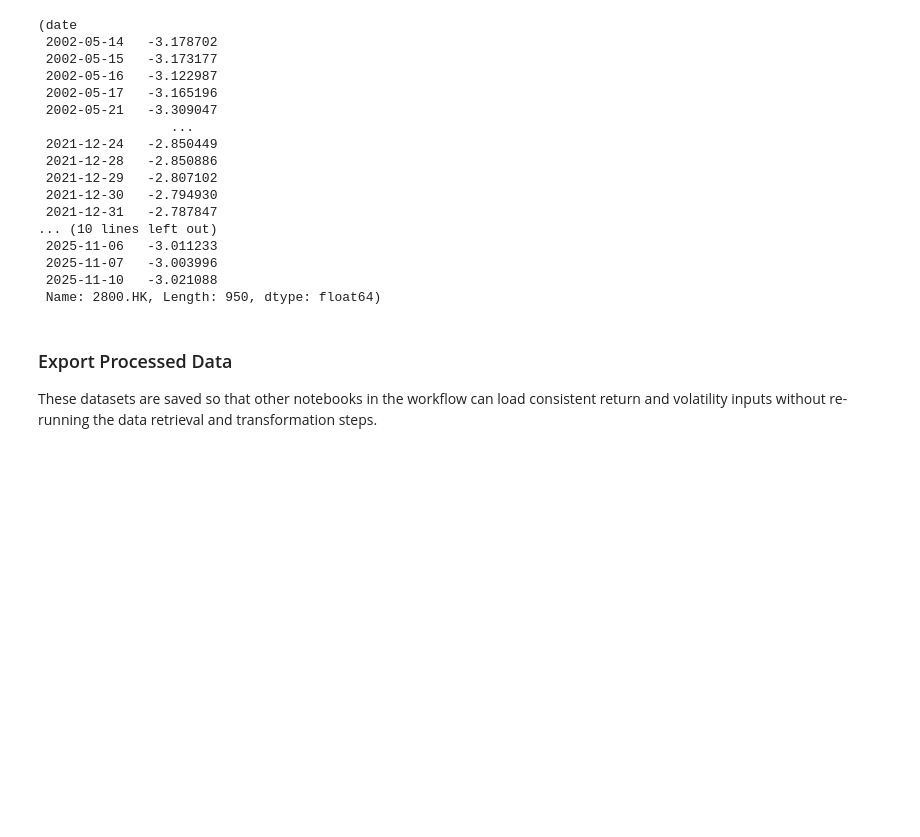
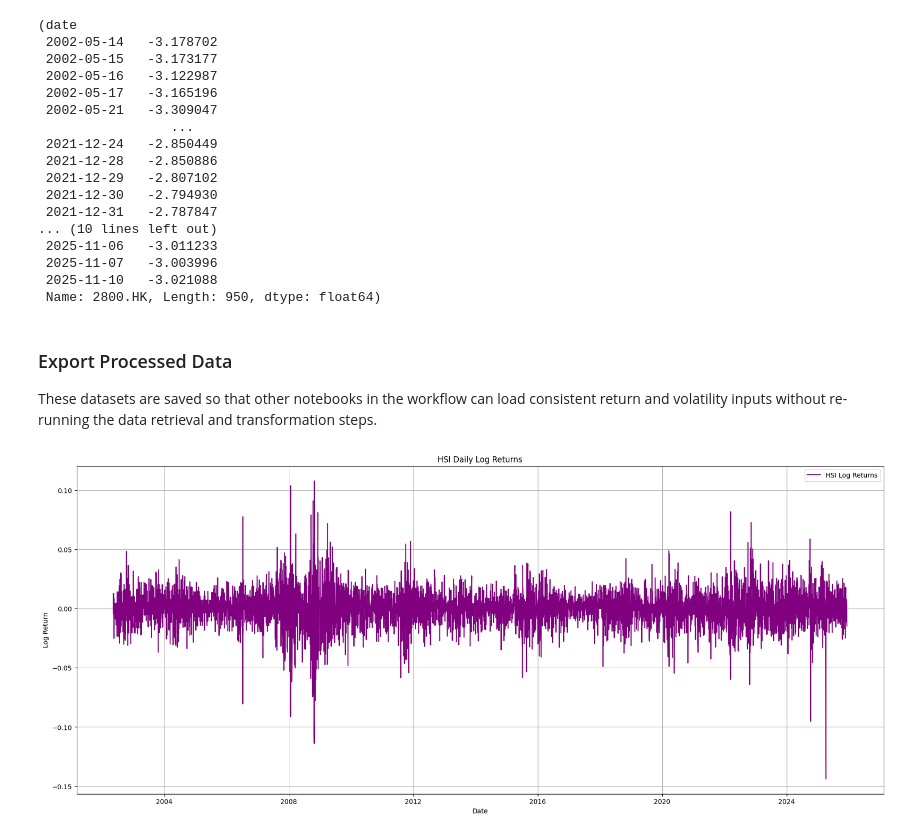
Before and after one commit to JamesManuel/ECON4130_Term_Paper, a Jupyter notebook: scripts/data_dev.ipynb, the cells around one changed output. Cells and saved outputs as stored; diff of their text form; code cells hidden in the pictures; blank space fills up the shorter version.

```diff
--- a/scripts/data_dev.ipynb
+++ b/scripts/data_dev.ipynb
@@ -186,3 +187,15 @@ These datasets are saved so that other notebooks in the workflow can load consis
 # oos.to_excel('../data/hsi_vol_oos.xlsx')
 # train_df.to_excel('../data/hsi_vol_train.xlsx')
 # hsi.to_excel('../data/hsi_vol.xlsx')
+# %%
+log_ret = pd.read_excel('../data/hsi_log_ret.xlsx')
+# %%
+plt.figure(figsize=(22,9))
+plt.plot(log_ret['date'], log_ret['2800.HK'], label='HSI Log Returns', color='purple')
+plt.title('HSI Daily Log Returns')
+plt.xlabel('Date')
+plt.ylabel('Log Return')
+plt.legend()
+plt.grid()
+# %% [output]
+[figure, added]
```
Also changed, not shown: parts of 1 cell of this notebook, 14 other files.
